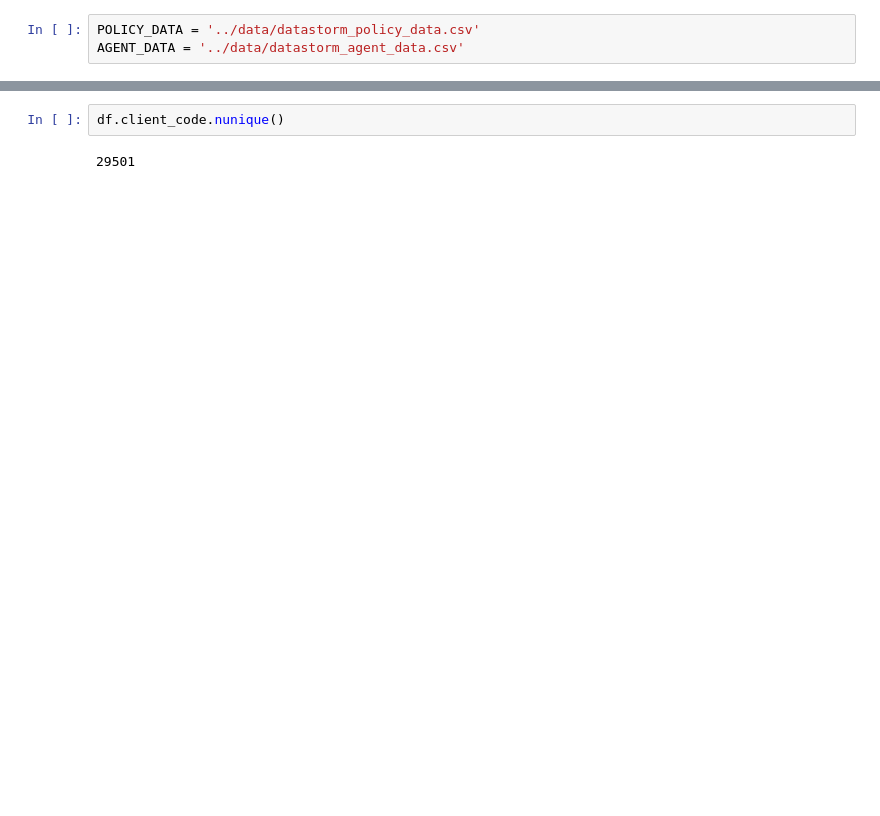
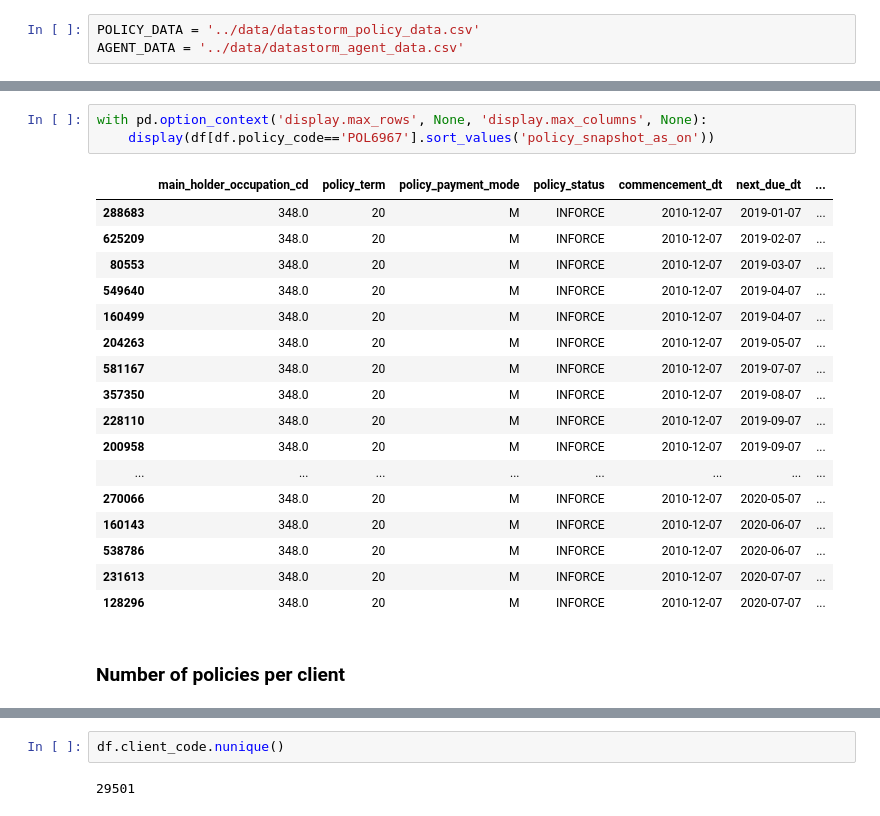
Before and after one commit to nisalr/datastorm-2.0-case-study, a Jupyter notebook: src/EDA.ipynb, the cells around one changed output, grey strips where cells are left out. Cells and saved outputs as stored; diff of their text form; blank space fills up the shorter version.

```diff
--- a/src/EDA.ipynb
+++ b/src/EDA.ipynb
@@ -127,0 +147,23 @@ df.policy_code.nunique()
+# %%
+with pd.option_context('display.max_rows', None, 'display.max_columns', None):
+    display(df[df.policy_code=='POL6967'].sort_values('policy_snapshot_as_on'))
+# %% [output]
+|  | main_holder_occupation_cd | policy_term | policy_payment_mode | policy_status | commencement_dt | next_due_dt | ... |
+| 288683 | 348.0 | 20 | M | INFORCE | 2010-12-07 | 2019-01-07 | ... |
+| 625209 | 348.0 | 20 | M | INFORCE | 2010-12-07 | 2019-02-07 | ... |
+| 80553 | 348.0 | 20 | M | INFORCE | 2010-12-07 | 2019-03-07 | ... |
+| 549640 | 348.0 | 20 | M | INFORCE | 2010-12-07 | 2019-04-07 | ... |
+| 160499 | 348.0 | 20 | M | INFORCE | 2010-12-07 | 2019-04-07 | ... |
+| 204263 | 348.0 | 20 | M | INFORCE | 2010-12-07 | 2019-05-07 | ... |
+| 581167 | 348.0 | 20 | M | INFORCE | 2010-12-07 | 2019-07-07 | ... |
+| 357350 | 348.0 | 20 | M | INFORCE | 2010-12-07 | 2019-08-07 | ... |
+| 228110 | 348.0 | 20 | M | INFORCE | 2010-12-07 | 2019-09-07 | ... |
+| 200958 | 348.0 | 20 | M | INFORCE | 2010-12-07 | 2019-09-07 | ... |
+| ... | ... | ... | ... | ... | ... | ... | ... |
+| 270066 | 348.0 | 20 | M | INFORCE | 2010-12-07 | 2020-05-07 | ... |
+| 160143 | 348.0 | 20 | M | INFORCE | 2010-12-07 | 2020-06-07 | ... |
+| 538786 | 348.0 | 20 | M | INFORCE | 2010-12-07 | 2020-06-07 | ... |
+| 231613 | 348.0 | 20 | M | INFORCE | 2010-12-07 | 2020-07-07 | ... |
+| 128296 | 348.0 | 20 | M | INFORCE | 2010-12-07 | 2020-07-07 | ... |
+# %% [markdown]
+### Number of policies per client
```
Also changed, not shown: parts of 79 cells of this notebook.
